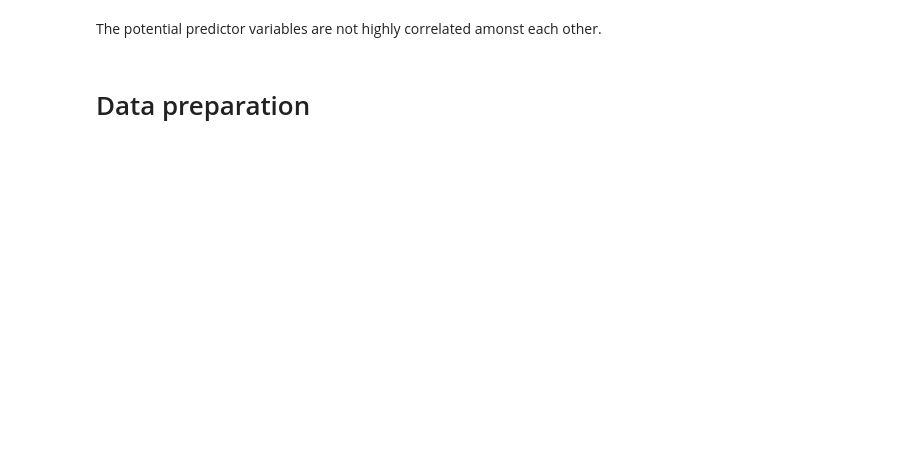
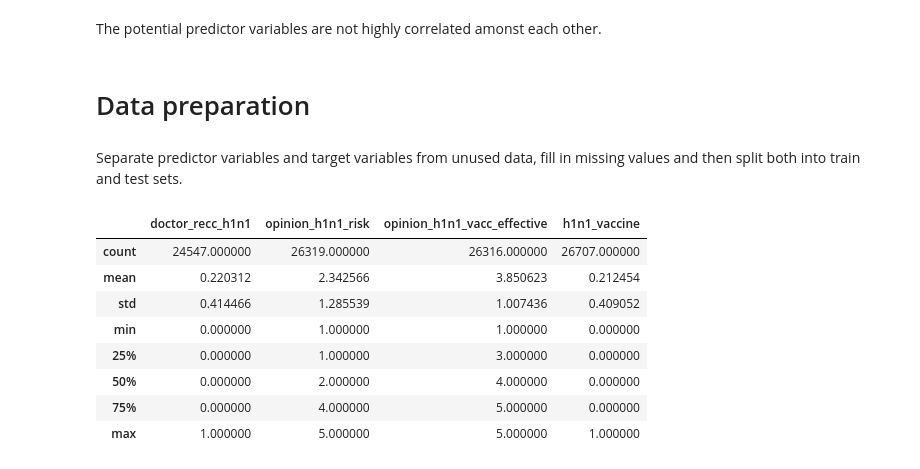
Before and after one commit to jmarksk/VaccineProject, a Jupyter notebook: VaccineProjectNotebook.ipynb, the cells around one changed output. Cells and saved outputs as stored; diff of their text form; code cells hidden in the pictures; blank space fills up the shorter version.

```diff
--- a/VaccineProjectNotebook.ipynb
+++ b/VaccineProjectNotebook.ipynb
@@ -332,3 +316,5 @@ corrdf.tail(50)
 The potential predictor variables are not highly correlated amonst each other.
 # %% [markdown]
 # Data preparation
+# %% [markdown]
+Separate predictor variables and target variables from unused data, fill in missing values and then split both into train and test sets.
@@ -334,0 +323,15 @@ The potential predictor variables are not highly correlated amonst each other.
+# %%
+
+dataPT= datawd.loc[:,['doctor_recc_h1n1', 'opinion_h1n1_risk', 'opinion_h1n1_vacc_effective', 'h1n1_vaccine']]
+# %%
+dataPT.describe()
+# %% [output]
+|  | doctor_recc_h1n1 | opinion_h1n1_risk | opinion_h1n1_vacc_effective | h1n1_vaccine |
+| count | 24547.000000 | 26319.000000 | 26316.000000 | 26707.000000 |
+| mean | 0.220312 | 2.342566 | 3.850623 | 0.212454 |
+| std | 0.414466 | 1.285539 | 1.007436 | 0.409052 |
+| min | 0.000000 | 1.000000 | 1.000000 | 0.000000 |
+| 25% | 0.000000 | 1.000000 | 3.000000 | 0.000000 |
+| 50% | 0.000000 | 2.000000 | 4.000000 | 0.000000 |
+| 75% | 0.000000 | 4.000000 | 5.000000 | 0.000000 |
+| max | 1.000000 | 5.000000 | 5.000000 | 1.000000 |
```
Also changed, not shown: parts of 20 cells of this notebook.
